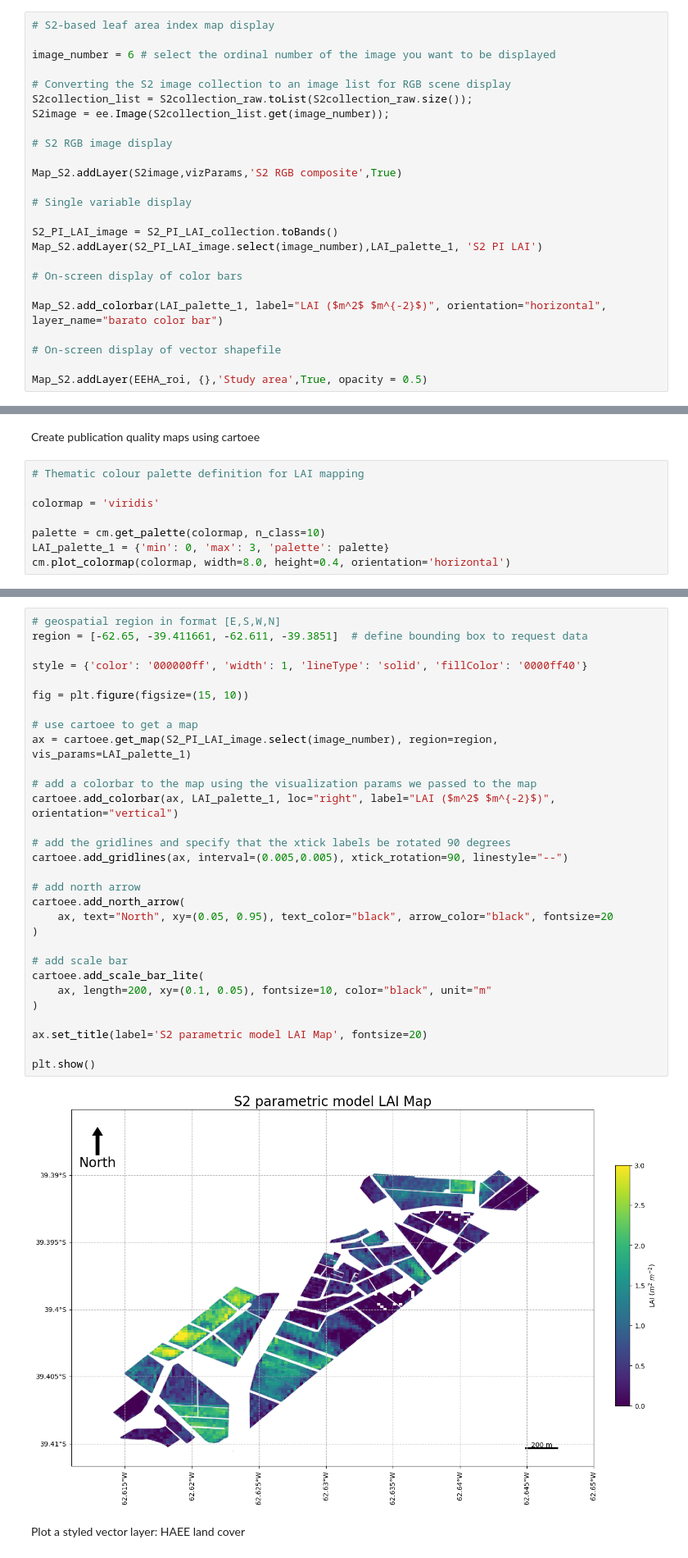
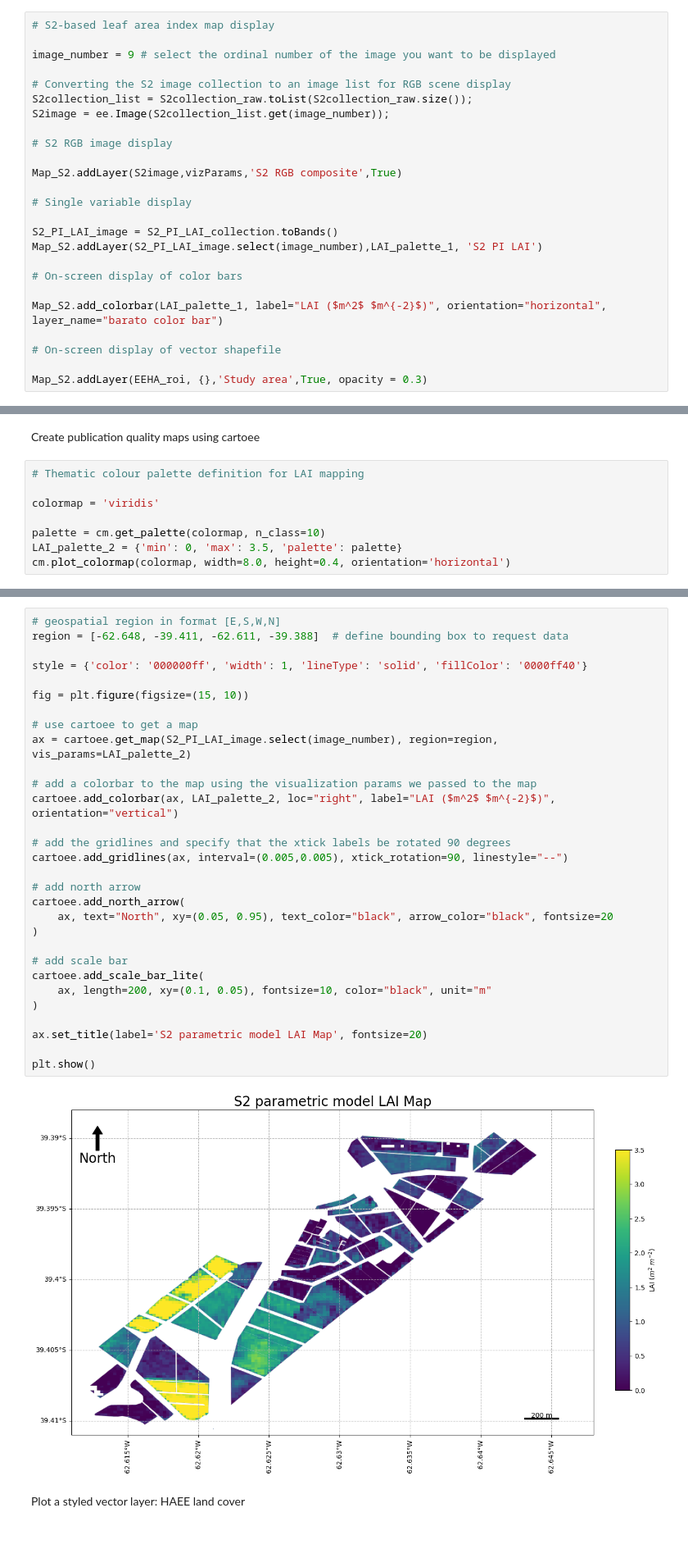
Before and after one commit to PhD-Gabriel-Caballero/ESA-summer-school-2023-Croatia, a Jupyter notebook: S2_based_LAI_retrieval_using_parametric_indices_in_Google_Earth_Engine_(GEE).ipynb, the cells around one changed output, grey strips where cells are left out. Shown at 82% size. Saved outputs shown, nothing was run; the diff lists cells and outputs as text; blank space fills up the shorter version.

```diff
--- a/S2_based_LAI_retrieval_using_parametric_indices_in_Google_Earth_Engine_(GEE).ipynb
+++ b/S2_based_LAI_retrieval_using_parametric_indices_in_Google_Earth_Engine_(GEE).ipynb
@@ -345,7 +347,7 @@ LAI map plotting
 # %%
 # S2-based leaf area index map display
 
-image_number = 6 # select the ordinal number of the image you want to be displayed
+image_number = 9 # select the ordinal number of the image you want to be displayed
 
 # Converting the S2 image collection to an image list for RGB scene display
 S2collection_list = S2collection_raw.toList(S2collection_raw.size());
@@ -366,7 +368,7 @@ Map_S2.add_colorbar(LAI_palette_1, label="LAI ($m^2$ $m^{-2}$)", orientation="ho
 
 # On-screen display of vector shapefile
 
-Map_S2.addLayer(EEHA_roi, {},'Study area',True, opacity = 0.5)
+Map_S2.addLayer(EEHA_roi, {},'Study area',True, opacity = 0.3)
 # %%
 # Variables collection display (mean, max or min).
 
@@ -463,5 +465,5 @@ Create publication quality maps using cartoee
 colormap = 'viridis'
 
 palette = cm.get_palette(colormap, n_class=10)
-LAI_palette_1 = {'min': 0, 'max': 3, 'palette': palette}
+LAI_palette_2 = {'min': 0, 'max': 3.5, 'palette': palette}
 cm.plot_colormap(colormap, width=8.0, height=0.4, orientation='horizontal')
@@ -468,35 +472,35 @@ cm.plot_colormap(colormap, width=8.0, height=0.4, orientation='horizontal')
 # %%
 # geospatial region in format [E,S,W,N]
-region = [-62.65, -39.411661, -62.611, -39.3851]  # define bounding box to request data
+region = [-62.648, -39.411, -62.611, -39.388]  # define bounding box to request data
 
 style = {'color': '000000ff', 'width': 1, 'lineType': 'solid', 'fillColor': '0000ff40'}
 
 fig = plt.figure(figsize=(15, 10))
 
 # use cartoee to get a map
-ax = cartoee.get_map(S2_PI_LAI_image.select(image_number), region=region, vis_params=LAI_palette_1)
+ax = cartoee.get_map(S2_PI_LAI_image.select(image_number), region=region, vis_params=LAI_palette_2)
 
 # add a colorbar to the map using the visualization params we passed to the map
-cartoee.add_colorbar(ax, LAI_palette_1, loc="right", label="LAI ($m^2$ $m^{-2}$)", orientation="vertical")
+cartoee.add_colorbar(ax, LAI_palette_2, loc="right", label="LAI ($m^2$ $m^{-2}$)", orientation="vertical")
 
 # add the gridlines and specify that the xtick labels be rotated 90 degrees
 cartoee.add_gridlines(ax, interval=(0.005,0.005), xtick_rotation=90, linestyle="--")
 
 # add north arrow
 cartoee.add_north_arrow(
     ax, text="North", xy=(0.05, 0.95), text_color="black", arrow_color="black", fontsize=20
 )
 
 # add scale bar
 cartoee.add_scale_bar_lite(
     ax, length=200, xy=(0.1, 0.05), fontsize=10, color="black", unit="m"
 )
 
 ax.set_title(label='S2 parametric model LAI Map', fontsize=20)
 
 plt.show()
 # %% [output]
-[figure, old version]
+[figure, new version]
 # %% [markdown]
 Plot a styled vector layer: HAEE land cover
 # %%
```
Also changed, not shown: parts of 4 cells of this notebook.
